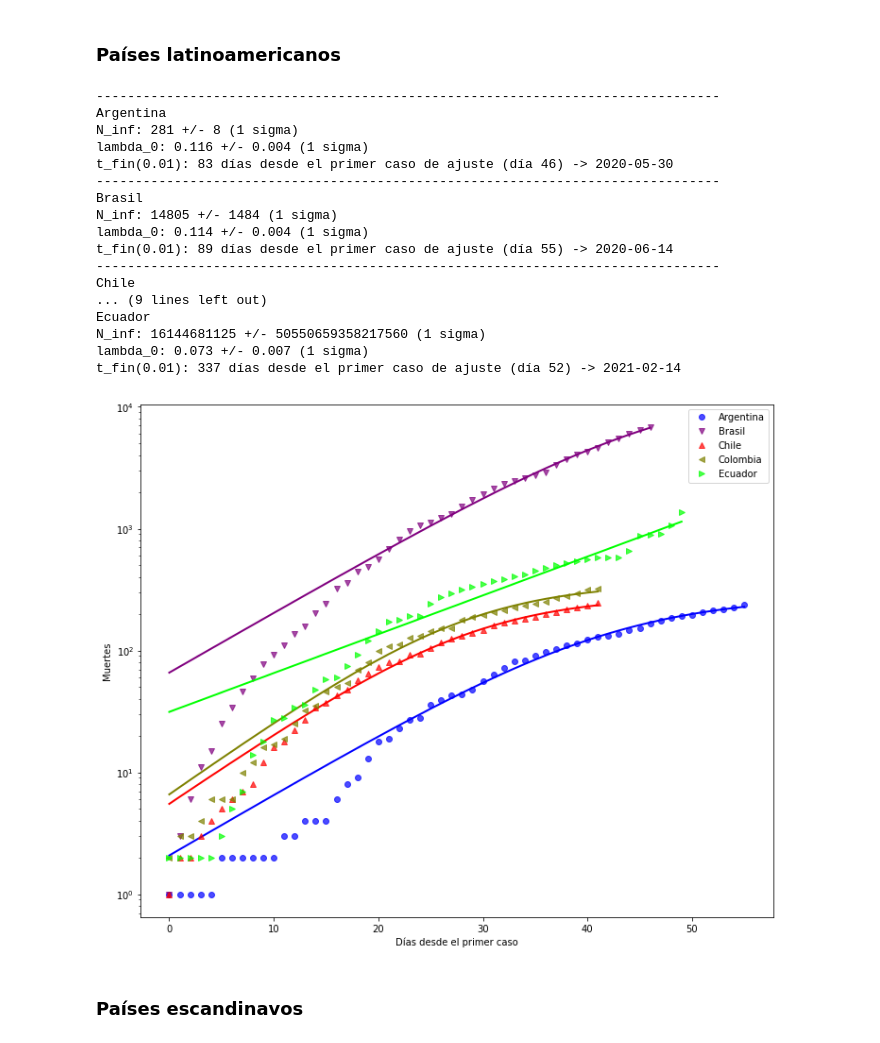
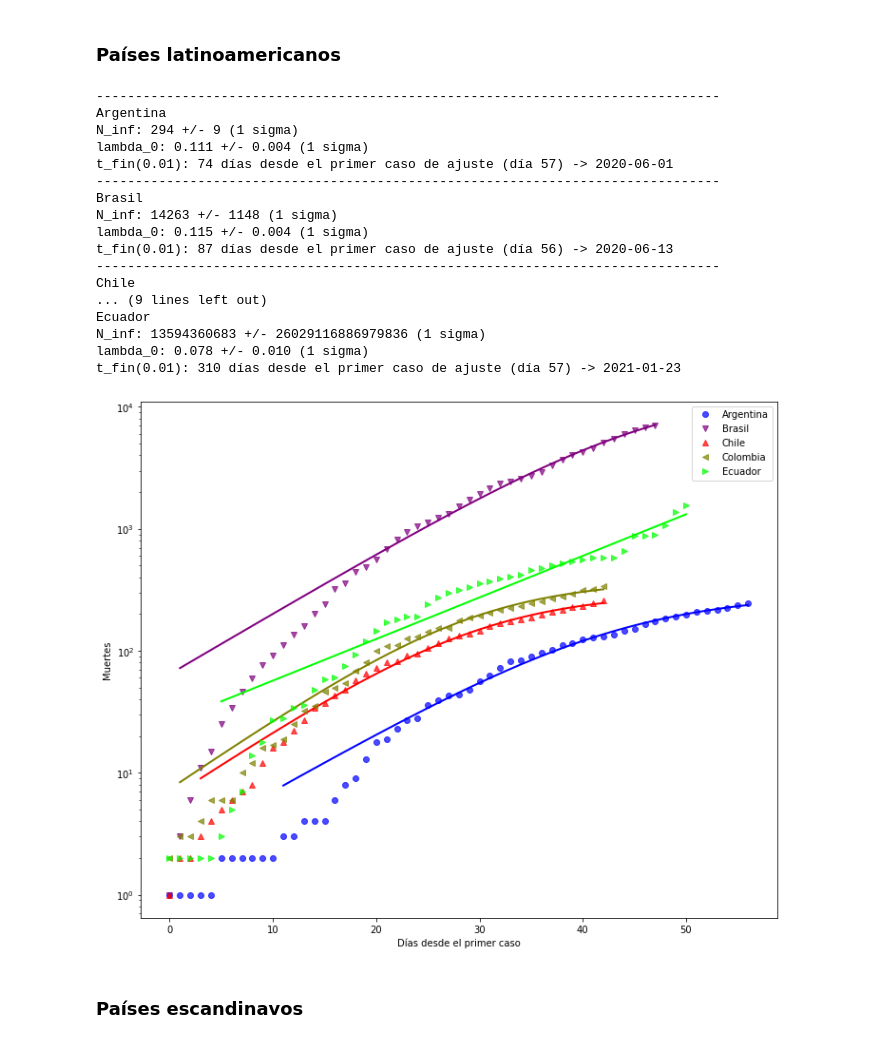
Before and after one commit to manuxch/logistic-covid19, a Jupyter notebook: Logistic_model_COVID-19.ipynb, the cells around one changed output. Drawn from its saved outputs; the diff is of its cells as text; code cells hidden in the pictures.

```diff
--- a/Logistic_model_COVID-19.ipynb
+++ b/Logistic_model_COVID-19.ipynb
@@ -276,26 +276,26 @@ t_fin(0.01): 64 días desde el primer caso de ajuste (día 55) -> 2020-05-20
 # %% [markdown]
 ### Países latinoamericanos
 # %%
-plot_fit(deadths_lat, 1, 'Muertes', logscale=True, p_fin=0.01)
+plot_fit(deadths_lat, 3, 'Muertes', logscale=True, p_fin=0.01)
 # %% [output]
 --------------------------------------------------------------------------------
 Argentina
-N_inf: 281 +/- 8 (1 sigma)
-lambda_0: 0.116 +/- 0.004 (1 sigma)
-t_fin(0.01): 83 días desde el primer caso de ajuste (día 46) -> 2020-05-30
+N_inf: 294 +/- 9 (1 sigma)
+lambda_0: 0.111 +/- 0.004 (1 sigma)
+t_fin(0.01): 74 días desde el primer caso de ajuste (día 57) -> 2020-06-01
 --------------------------------------------------------------------------------
 Brasil
-N_inf: 14805 +/- 1484 (1 sigma)
-lambda_0: 0.114 +/- 0.004 (1 sigma)
-t_fin(0.01): 89 días desde el primer caso de ajuste (día 55) -> 2020-06-14
+N_inf: 14263 +/- 1148 (1 sigma)
+lambda_0: 0.115 +/- 0.004 (1 sigma)
+t_fin(0.01): 87 días desde el primer caso de ajuste (día 56) -> 2020-06-13
 --------------------------------------------------------------------------------
 Chile
 ... (9 lines left out)
 Ecuador
-N_inf: 16144681125 +/- 50550659358217560 (1 sigma)
-lambda_0: 0.073 +/- 0.007 (1 sigma)
-t_fin(0.01): 337 días desde el primer caso de ajuste (día 52) -> 2021-02-14
+N_inf: 13594360683 +/- 26029116886979836 (1 sigma)
+lambda_0: 0.078 +/- 0.010 (1 sigma)
+t_fin(0.01): 310 días desde el primer caso de ajuste (día 57) -> 2021-01-23
-[figure, old version]
+[figure, new version]
 # %% [markdown]
 ### Países escandinavos
 # %%
```
Also changed, not shown: parts of 8 cells of this notebook.
